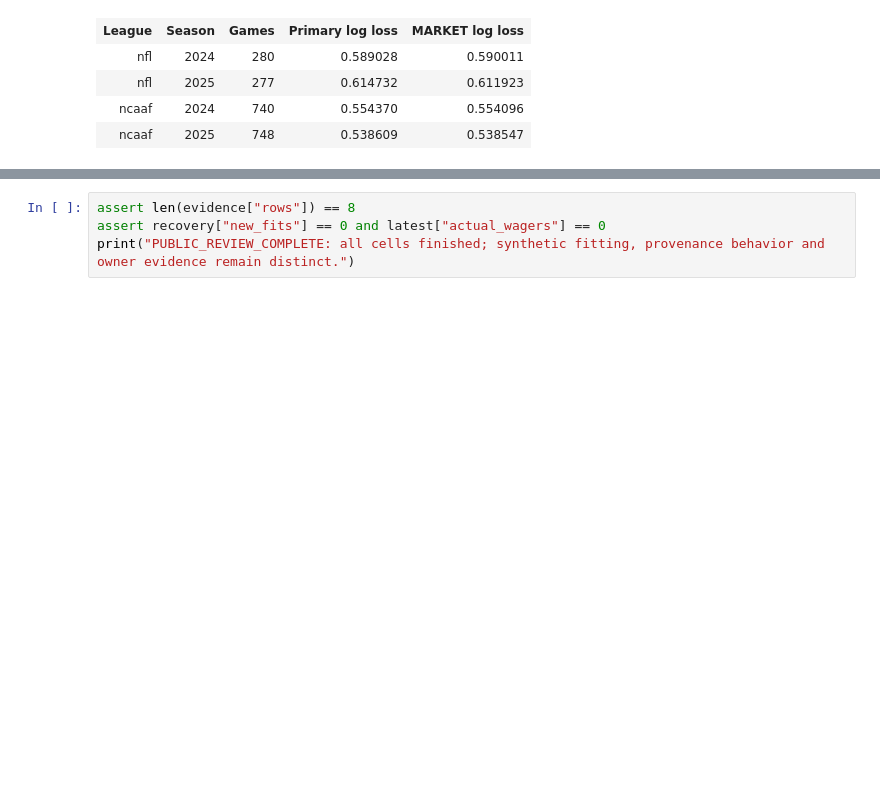
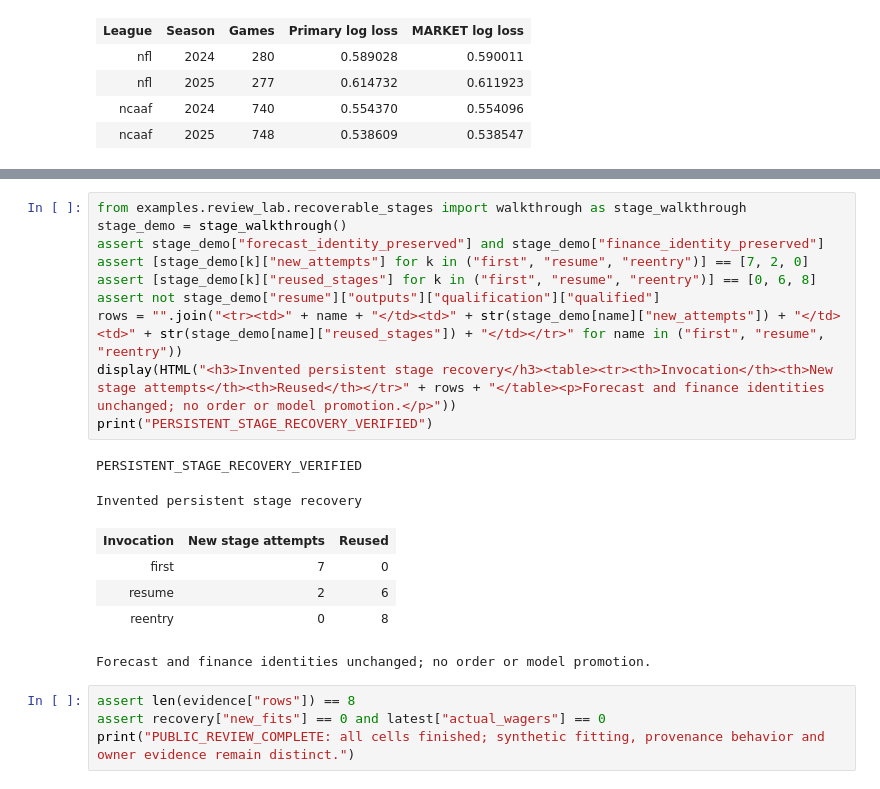
Before and after one commit to alvaromendizabal/sports-edge-lab, a Jupyter notebook: notebooks/engineering_review.ipynb, the cells around one changed output, grey strips where cells are left out. Cells and saved outputs as stored; diff of their text form; blank space fills up the shorter version.

```diff
--- a/notebooks/engineering_review.ipynb
+++ b/notebooks/engineering_review.ipynb
@@ -533,3 +536,21 @@ Owner evidence and invented demonstration
+# %%
+from examples.review_lab.recoverable_stages import walkthrough as stage_walkthrough
+stage_demo = stage_walkthrough()
+assert stage_demo["forecast_identity_preserved"] and stage_demo["finance_identity_preserved"]
+assert [stage_demo[k]["new_attempts"] for k in ("first", "resume", "reentry")] == [7, 2, 0]
+assert [stage_demo[k]["reused_stages"] for k in ("first", "resume", "reentry")] == [0, 6, 8]
+assert not stage_demo["resume"]["outputs"]["qualification"]["qualified"]
+rows = "".join("<tr><td>" + name + "</td><td>" + str(stage_demo[name]["new_attempts"]) + "</td><td>" + str(stage_demo[name]["reused_stages"]) + "</td></tr>" for name in ("first", "resume", "reentry"))
+display(HTML("<h3>Invented persistent stage recovery</h3><table><tr><th>Invocation</th><th>New stage attempts</th><th>Reused</th></tr>" + rows + "</table><p>Forecast and finance identities unchanged; no order or model promotion.</p>"))
+print("PERSISTENT_STAGE_RECOVERY_VERIFIED")
+# %% [output]
+PERSISTENT_STAGE_RECOVERY_VERIFIED
+Invented persistent stage recovery
+| Invocation | New stage attempts | Reused |
+| first | 7 | 0 |
+| resume | 2 | 6 |
+| reentry | 0 | 8 |
+Forecast and finance identities unchanged; no order or model promotion.
 # %%
 assert len(evidence["rows"]) == 8
 assert recovery["new_fits"] == 0 and latest["actual_wagers"] == 0
```
Also changed, not shown: parts of 3 cells of this notebook, 17 other files.
